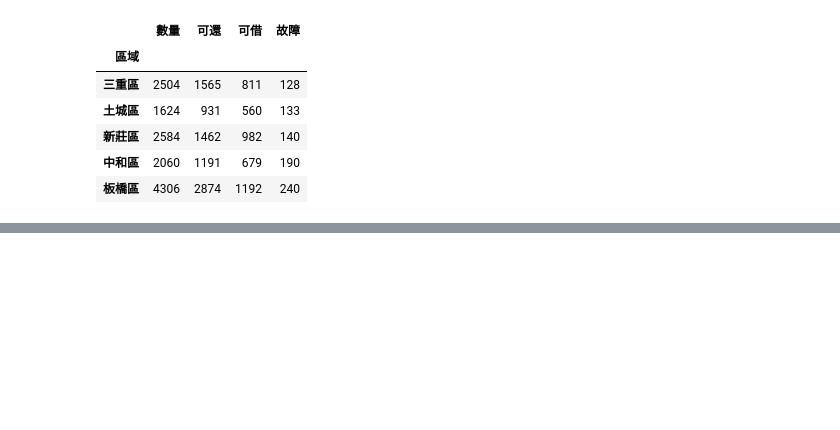
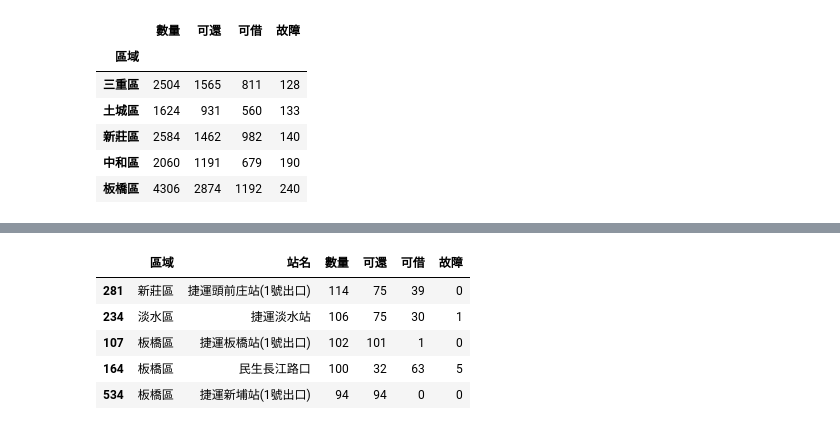
Before and after one commit to roberthsu2003/PythonForDataAnalysis, a Jupyter notebook: 上課內容13/lesson18/lesson18_3.ipynb, the cells around one changed output, grey strips where cells are left out. Cells and saved outputs as stored; diff of their text form; code cells hidden in the pictures; blank space fills up the shorter version.

```diff
--- a/上課內容13/lesson18/lesson18_3.ipynb
+++ b/上課內容13/lesson18/lesson18_3.ipynb
@@ -132,0 +150,9 @@ result.sort_values(by='故障')[-5:]
+# %%
+df1.sort_values(by='數量',ascending=False)[:5]
+# %% [output]
+|  | 區域 | 站名 | 數量 | 可還 | 可借 | 故障 |
+| 281 | 新莊區 | 捷運頭前庄站(1號出口) | 114 | 75 | 39 | 0 |
+| 234 | 淡水區 | 捷運淡水站 | 106 | 75 | 30 | 1 |
+| 107 | 板橋區 | 捷運板橋站(1號出口) | 102 | 101 | 1 | 0 |
+| 164 | 板橋區 | 民生長江路口 | 100 | 32 | 63 | 5 |
+| 534 | 板橋區 | 捷運新埔站(1號出口) | 94 | 94 | 0 | 0 |
```
Also changed, not shown: parts of 2 cells of this notebook.
